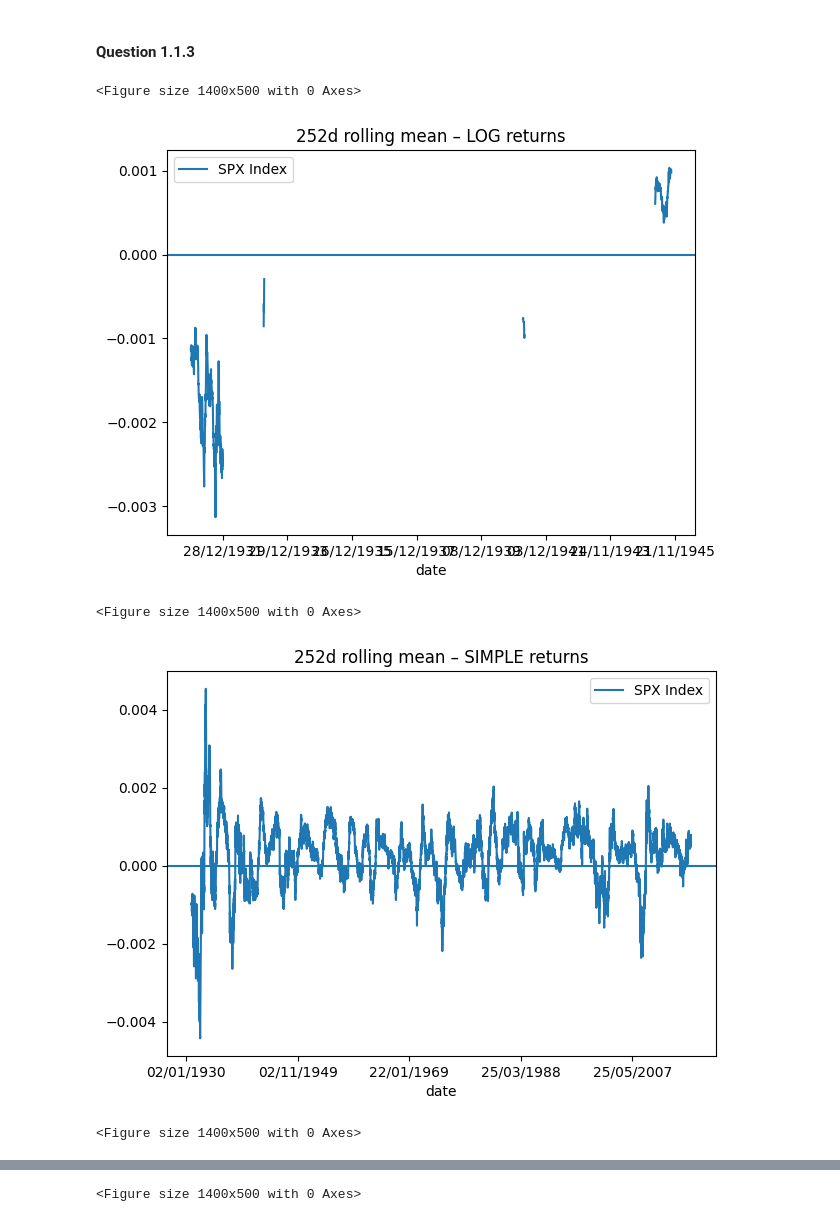
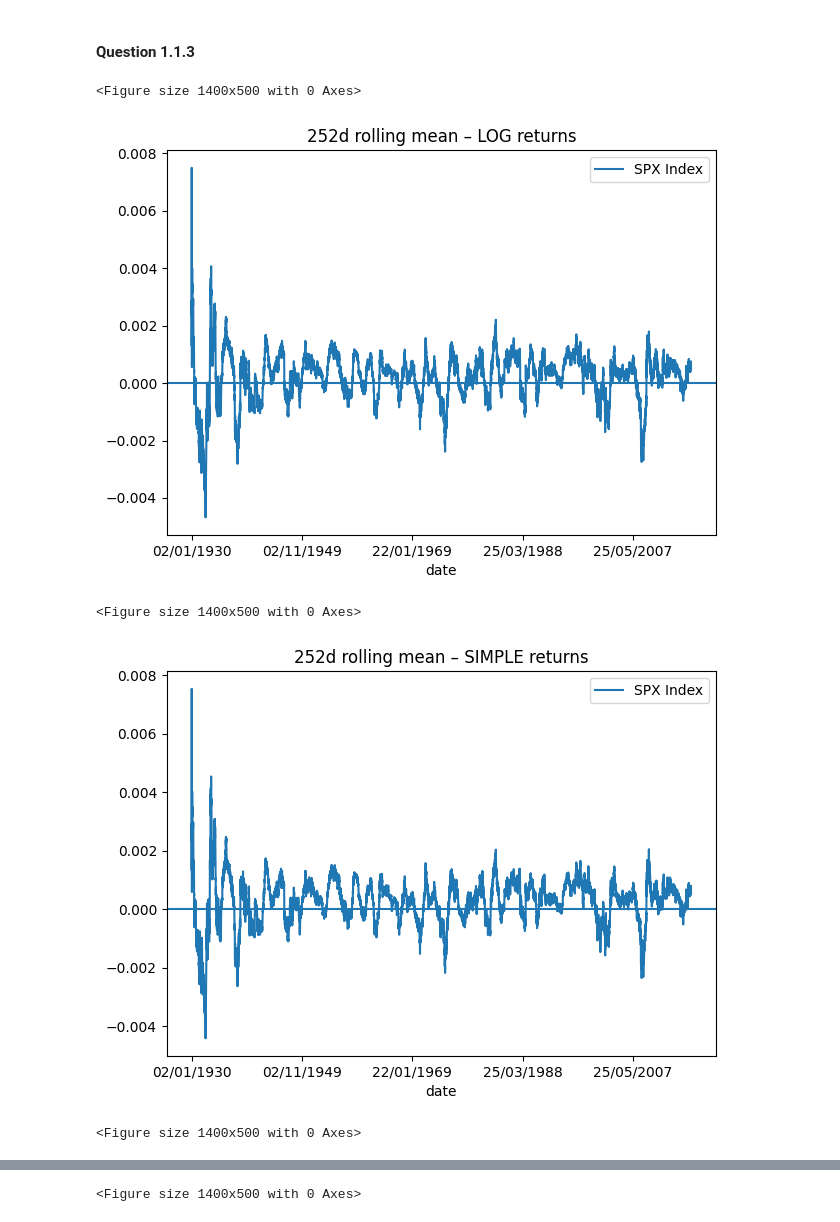
Before and after one commit to SamuelKhoo2003/Machine-Intelligence-For-Finance, a Jupyter notebook: mif_cw.ipynb, the cells around one changed output, grey strips where cells are left out. Cells and saved outputs as stored; diff of their text form; code cells hidden in the pictures.

```diff
--- a/mif_cw.ipynb
+++ b/mif_cw.ipynb
@@ -98,39 +98,37 @@ Consequently, neither the price nor the log-price series can be considered stati
 # %%
 # log returns
 logret = logpx.diff()
 
 # simple returns
 simpret = px.pct_change()
 
-logret.head(), simpret.head()
-
 # Rolling mean
 plt.figure(figsize=(14,5))
-logret.rolling(252).mean().plot(title="252d rolling mean – LOG returns")
+logret.rolling(252, min_periods=1).mean().plot(title="252d rolling mean – LOG returns")
 plt.axhline(0)
 plt.tight_layout()
 plt.show()
 
 plt.figure(figsize=(14,5))
-simpret.rolling(252).mean().plot(title="252d rolling mean – SIMPLE returns")
+simpret.rolling(252, min_periods=1).mean().plot(title="252d rolling mean – SIMPLE returns")
 plt.axhline(0)
 plt.tight_layout()
 plt.show()
 
 
 # Rolling std
 plt.figure(figsize=(14,5))
-logret.rolling(252).std().plot(title="252d rolling std – LOG returns")
+logret.rolling(252, min_periods=1).std().plot(title="252d rolling std – LOG returns")
 plt.tight_layout()
 plt.show()
 
 plt.figure(figsize=(14,5))
-simpret.rolling(252).std().plot(title="252d rolling std – SIMPLE returns")
+simpret.rolling(252, min_periods=1).std().plot(title="252d rolling std – SIMPLE returns")
 plt.tight_layout()
 plt.show()
 # %% [output]
 <Figure size 1400x500 with 0 Axes>
-[figure, old version]
+[figure, new version]
 <Figure size 1400x500 with 0 Axes>
-[figure, old version]
+[figure, new version]
 <Figure size 1400x500 with 0 Axes>
```
Also changed, not shown: parts of 9 cells of this notebook.
